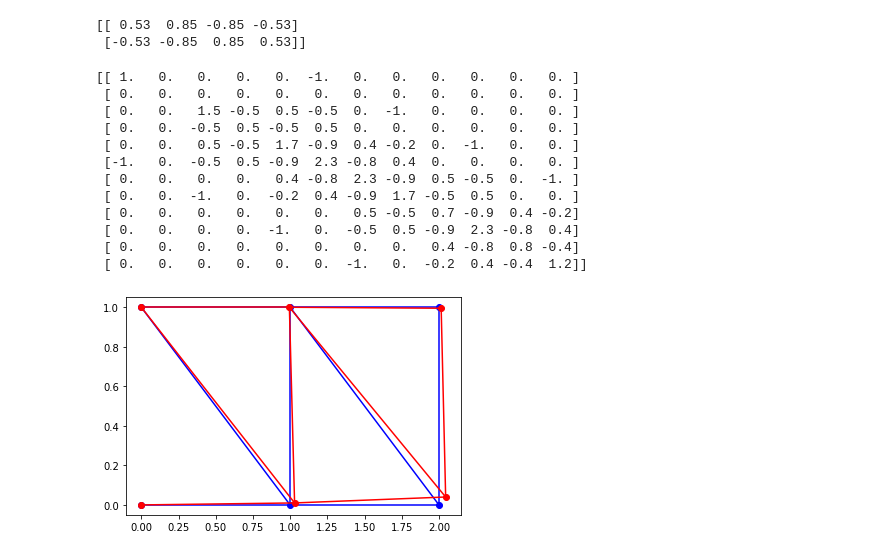
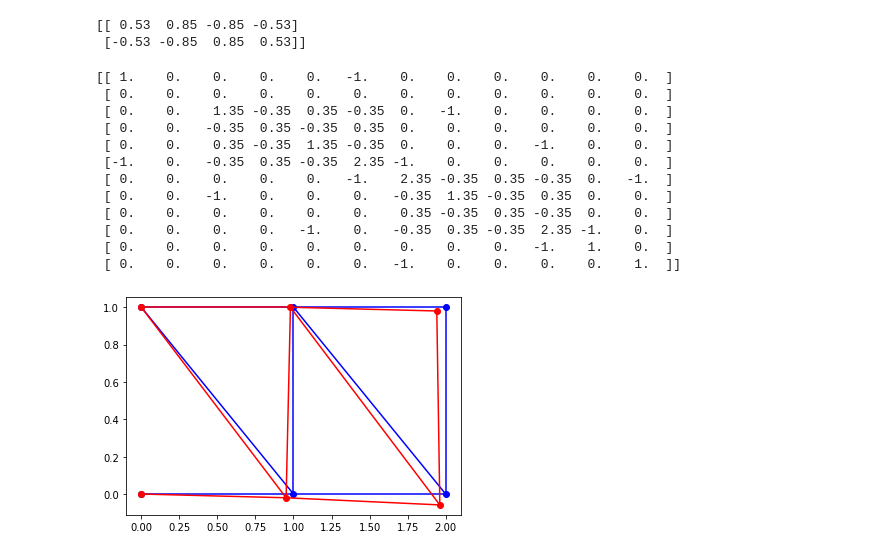
Before and after one commit to falcon75/fem, a Jupyter notebook: pin_truss.ipynb, the cells around one changed output. Saved outputs shown, nothing was run; the diff lists cells and outputs as text; code cells hidden in the pictures.

```diff
--- a/pin_truss.ipynb
+++ b/pin_truss.ipynb
@@ -37,23 +38,24 @@ plt.show()
 [figure]
 # %%
 # --- Element specific stiffness matrix formulation ---
-# Method of weighted residuals (Galherkin) will generalise this
+# Method of weighted residuals generalises this
 
 dof = 2 # Node dof
 
-def rot(deg: int) -> np.ndarray:
-
+def rot(cos_t, sin_t) -> np.ndarray:
+    '''Returns rotation matrix for bar element'''
     return np.array([
-        [np.cos(deg), np.sin(deg), 0, 0],
-        [0, 0, np.sin(deg), np.cos(deg)]
+        [cos_t, sin_t, 0, 0],
+        [0, 0, sin_t, cos_t]
         ])
 
+# Element stiffness matrix in local coordinate system
 K_loc = np.array([
     [1, -1],
     [-1, 1]
 ])
 
-print(np.round(K_loc@rot(45), 2))
+print(np.round(K_loc@rot(np.cos(45), np.sin(45)), 2))
 # %% [output]
 [[ 0.53  0.85 -0.85 -0.53]
  [-0.53 -0.85  0.85  0.53]]
@@ -63,55 +65,52 @@ print(np.round(K_loc@rot(45), 2))
 A, E = 1, 1
 
 gdof = dof*len(nodes)
-K_glob = np.zeros((gdof, gdof))
+K_glob = np.zeros((gdof, gdof)) # Global stiffness matrix
 
 for elem in elems:
 
-    v = nodes[elem][0] - nodes[elem][1]
+    v = nodes[elem][0] - nodes[elem][1] # Vector between nodes of element
+    L = np.linalg.norm(v) # Norm
+    c = v[0]/L # cos(theta)
+    s = v[1]/L # sin(theta)
 
-    if v[0] == 0:
-        theta = 90
-    elif v[1] == 0:
-        theta = 0
-    else:
-        theta = np.arctan(v[0]/[1])[0]
+    rot_elem = rot(c, s)
+    k_elem_glob = (1/L) * rot_elem.T@K_loc@rot_elem # Element stiffness matrix in global coordinate system
 
-    rot_elem = rot(theta)
-    k_elem_glob = rot_elem.T@K_loc@rot_elem
-
+    # Distribute element stiffness matrix onto corresponding notes in global stiffness matrix
     for a, i in enumerate(elem):
         for b, j in enumerate(elem):
-            K_glob[2*i:2*(i+1), 2*j:2*(j+1)] += k_elem_glob[2*a:2*(a+1), 2*b:2*(b+1)]
+            K_glob[dof*i:dof*(i+1), dof*j:dof*(j+1)] += k_elem_glob[dof*a:dof*(a+1), dof*b:dof*(b+1)]
 
-    K_glob *= A*E
+    K_glob *= A*E # Assuming bars have same cross sectional area and Young's modulus
 
 print(np.round((K_glob), 2))
 # %% [output]
-[[ 1.   0.   0.   0.   0.  -1.   0.   0.   0.   0.   0.   0. ]
- [ 0.   0.   0.   0.   0.   0.   0.   0.   0.   0.   0.   0. ]
- [ 0.   0.   1.5 -0.5  0.5 -0.5  0.  -1.   0.   0.   0.   0. ]
- [ 0.   0.  -0.5  0.5 -0.5  0.5  0.   0.   0.   0.   0.   0. ]
- [ 0.   0.   0.5 -0.5  1.7 -0.9  0.4 -0.2  0.  -1.   0.   0. ]
- [-1.   0.  -0.5  0.5 -0.9  2.3 -0.8  0.4  0.   0.   0.   0. ]
- [ 0.   0.   0.   0.   0.4 -0.8  2.3 -0.9  0.5 -0.5  0.  -1. ]
- [ 0.   0.  -1.   0.  -0.2  0.4 -0.9  1.7 -0.5  0.5  0.   0. ]
- [ 0.   0.   0.   0.   0.   0.   0.5 -0.5  0.7 -0.9  0.4 -0.2]
- [ 0.   0.   0.   0.  -1.   0.  -0.5  0.5 -0.9  2.3 -0.8  0.4]
- [ 0.   0.   0.   0.   0.   0.   0.   0.   0.4 -0.8  0.8 -0.4]
- [ 0.   0.   0.   0.   0.   0.  -1.   0.  -0.2  0.4 -0.4  1.2]]
+[[ 1.    0.    0.    0.    0.   -1.    0.    0.    0.    0.    0.    0.  ]
+ [ 0.    0.    0.    0.    0.    0.    0.    0.    0.    0.    0.    0.  ]
+ [ 0.    0.    1.35 -0.35  0.35 -0.35  0.   -1.    0.    0.    0.    0.  ]
+ [ 0.    0.   -0.35  0.35 -0.35  0.35  0.    0.    0.    0.    0.    0.  ]
+ [ 0.    0.    0.35 -0.35  1.35 -0.35  0.    0.    0.   -1.    0.    0.  ]
+ [-1.    0.   -0.35  0.35 -0.35  2.35 -1.    0.    0.    0.    0.    0.  ]
+ [ 0.    0.    0.    0.    0.   -1.    2.35 -0.35  0.35 -0.35  0.   -1.  ]
+ [ 0.    0.   -1.    0.    0.    0.   -0.35  1.35 -0.35  0.35  0.    0.  ]
+ [ 0.    0.    0.    0.    0.    0.    0.35 -0.35  0.35 -0.35  0.    0.  ]
+ [ 0.    0.    0.    0.   -1.    0.   -0.35  0.35 -0.35  2.35 -1.    0.  ]
+ [ 0.    0.    0.    0.    0.    0.    0.    0.    0.   -1.    1.    0.  ]
+ [ 0.    0.    0.    0.    0.    0.   -1.    0.    0.    0.    0.    1.  ]]
 # %%
 # --- Boundary Conditions + Solving ---
 
-F = np.array([0, 0, 0, 0, 0, 0, 0, 0, 0, 0.01, 0, 0])
+F = np.array([0, 0, 0, 0, 0, -0.01, 0, 0, 0, -0.01, 0, 0])
 u = np.zeros_like(F)
 
 # Omit rows + columns of constrained nodes and solve
 u[dof*2:] = np.linalg.solve(K_glob[dof*2:, dof*2:], F[dof*2:])
 
 u = u.reshape(-1, 2) # Reshape column vector into shape of nodes array
 
 plot(nodes, elems, 'b')
 plot(nodes + u, elems, 'r')
 plt.show()
 # %% [output]
-[figure, old version]
+[figure, new version]
```
Also changed, not shown: parts of 1 cell of this notebook, 3 other files.
